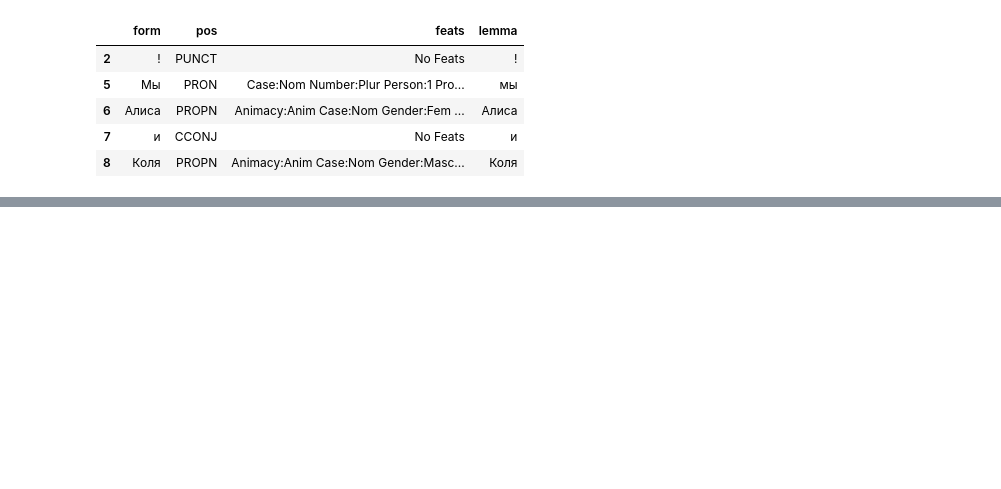
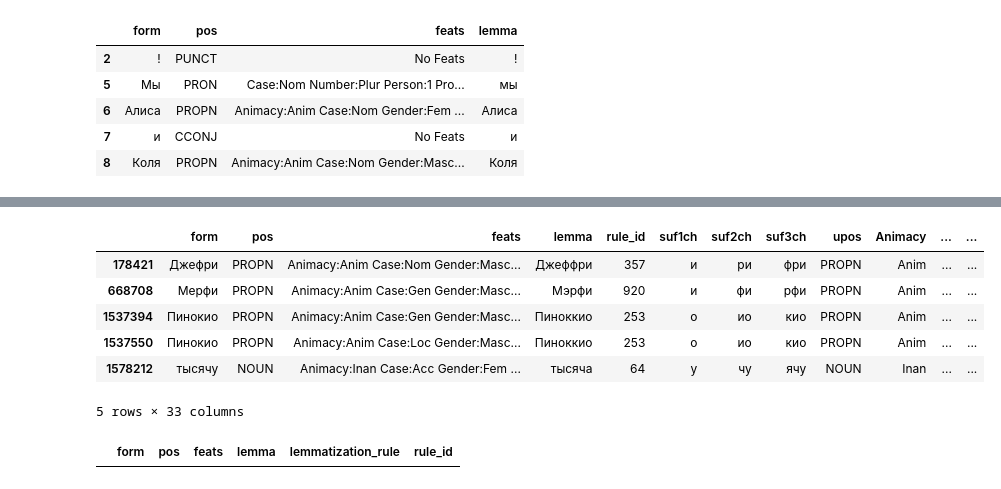
Before and after one commit to smertlove/Lemmatization-Heuristics, a Jupyter notebook: inspect_rules.ipynb, the cells around one changed output, grey strips where cells are left out. Drawn from its saved outputs; the diff is of its cells as text; code cells hidden in the pictures; blank space fills up the shorter version.

```diff
--- a/inspect_rules.ipynb
+++ b/inspect_rules.ipynb
@@ -244,0 +442,17 @@ pos tags: ['ADJ', 'ADP', 'ADV', 'ADVPRO', 'ANUM', 'AUX', 'CCONJ', 'COM', 'DET',
+# %%
+def check_InflClass_Ind_rule(df):
+    return df[(df["feats"].str.contains("InflClass:Ind")) & (df["rule_id"] != 0) & (df["form"].str.lower() != df["lemma"].str.lower())]
+# %%
+check_InflClass_Ind_rule(df_train)
+# %% [output]
+|  | form | pos | feats | lemma | rule_id | suf1ch | suf2ch | suf3ch | upos | Animacy | ... | ... |
+| 178421 | Джефри | PROPN | Animacy:Anim Case:Nom Gender:Masc... | Джеффри | 357 | и | ри | фри | PROPN | Anim | ... | ... |
+| 668708 | Мерфи | PROPN | Animacy:Anim Case:Gen Gender:Masc... | Мэрфи | 920 | и | фи | рфи | PROPN | Anim | ... | ... |
+| 1537394 | Пинокио | PROPN | Animacy:Anim Case:Gen Gender:Masc... | Пиноккио | 253 | о | ио | кио | PROPN | Anim | ... | ... |
+| 1537550 | Пинокио | PROPN | Animacy:Anim Case:Loc Gender:Masc... | Пиноккио | 253 | о | ио | кио | PROPN | Anim | ... | ... |
+| 1578212 | тысячу | NOUN | Animacy:Inan Case:Acc Gender:Fem ... | тысяча | 64 | у | чу | ячу | NOUN | Inan | ... | ... |
+5 rows × 33 columns
+# %%
+check_InflClass_Ind_rule(df_test)
+# %% [output]
+|  | form | pos | feats | lemma | lemmatization_rule | rule_id |
```
Also changed, not shown: parts of 44 cells of this notebook, 5 other files.
